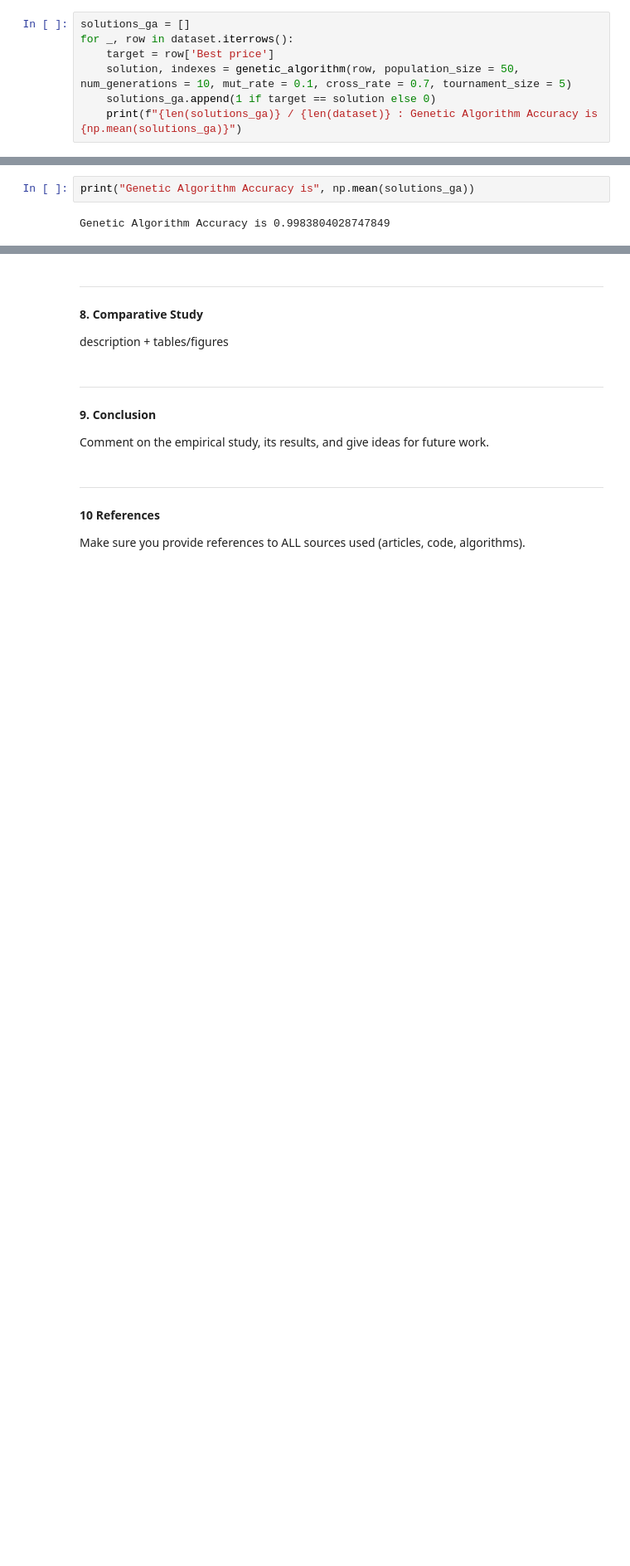
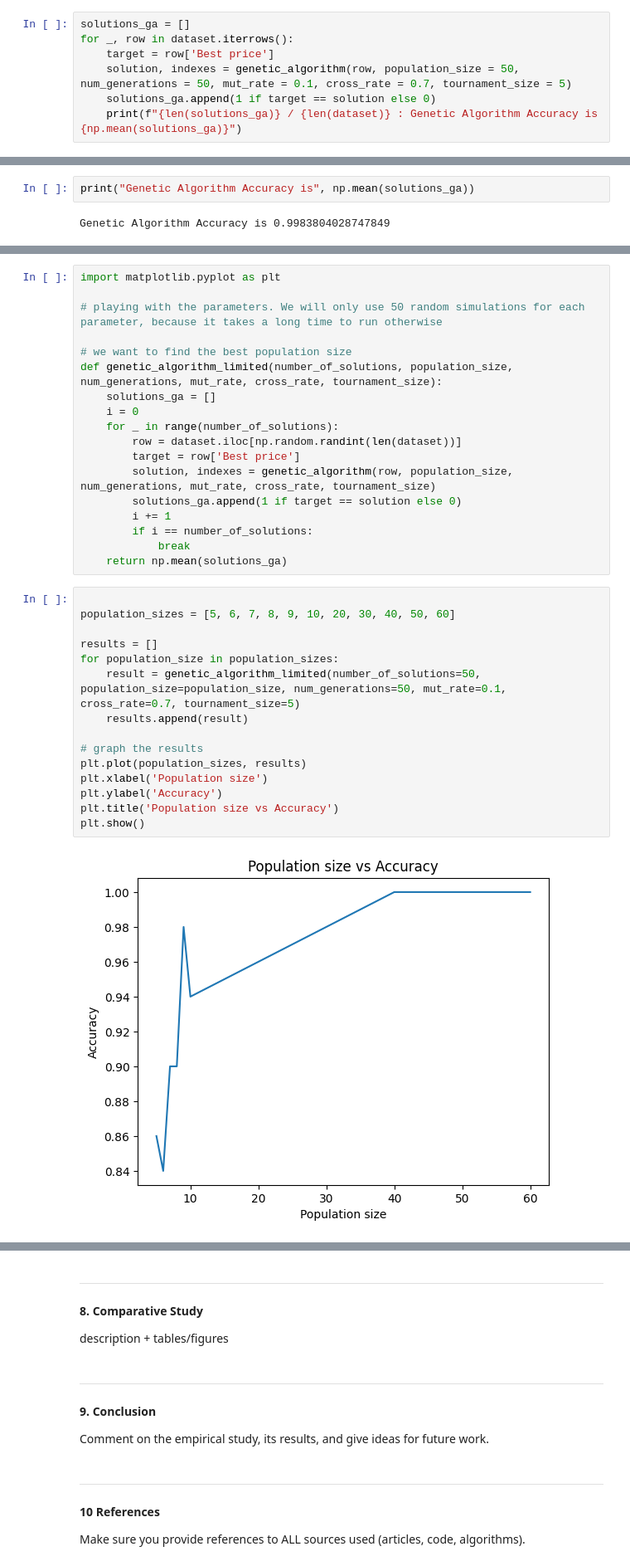
Before and after one commit to sebastiengrd/CSI4106-AI-Assignments, a Jupyter notebook: CSI4106_A1_Group100.ipynb, the cells around one changed output, grey strips where cells are left out. Shown: that part at 83% size. Drawn from its saved outputs; the diff is of its cells as text; blank space fills up the shorter version.

Commit message:
added graph to better explain genetic algorithm parameters

```diff
--- a/CSI4106_A1_Group100.ipynb
+++ b/CSI4106_A1_Group100.ipynb
@@ -334,6 +352,6 @@ def genetic_algorithm(data, population_size, num_generations, mut_rate, cross_ra
 solutions_ga = []
 for _, row in dataset.iterrows():
     target = row['Best price']
-    solution, indexes = genetic_algorithm(row, population_size = 50, num_generations = 10, mut_rate = 0.1, cross_rate = 0.7, tournament_size = 5)
+    solution, indexes = genetic_algorithm(row, population_size = 50, num_generations = 50, mut_rate = 0.1, cross_rate = 0.7, tournament_size = 5)
     solutions_ga.append(1 if target == solution else 0)
     print(f"{len(solutions_ga)} / {len(dataset)} : Genetic Algorithm Accuracy is {np.mean(solutions_ga)}")
@@ -383,0 +403,35 @@ Running batch 0
+# %%
+import matplotlib.pyplot as plt
+
+# playing with the parameters. We will only use 50 random simulations for each parameter, because it takes a long time to run otherwise
+
+# we want to find the best population size
+def genetic_algorithm_limited(number_of_solutions, population_size, num_generations, mut_rate, cross_rate, tournament_size):
+    solutions_ga = []
+    i = 0
+    for _ in range(number_of_solutions):
+        row = dataset.iloc[np.random.randint(len(dataset))]
+        target = row['Best price']
+        solution, indexes = genetic_algorithm(row, population_size, num_generations, mut_rate, cross_rate, tournament_size)
+        solutions_ga.append(1 if target == solution else 0)
+        i += 1
+        if i == number_of_solutions:
+            break
+    return np.mean(solutions_ga)
+# %%
+
+population_sizes = [5, 6, 7, 8, 9, 10, 20, 30, 40, 50, 60]
+
+results = []
+for population_size in population_sizes:
+    result = genetic_algorithm_limited(number_of_solutions=50, population_size=population_size, num_generations=50, mut_rate=0.1, cross_rate=0.7, tournament_size=5)
+    results.append(result)
+
+# graph the results
+plt.plot(population_sizes, results)
+plt.xlabel('Population size')
+plt.ylabel('Accuracy')
+plt.title('Population size vs Accuracy')
+plt.show()
+# %% [output]
+[figure, added]
```
Also changed, not shown: parts of 13 cells of this notebook.
